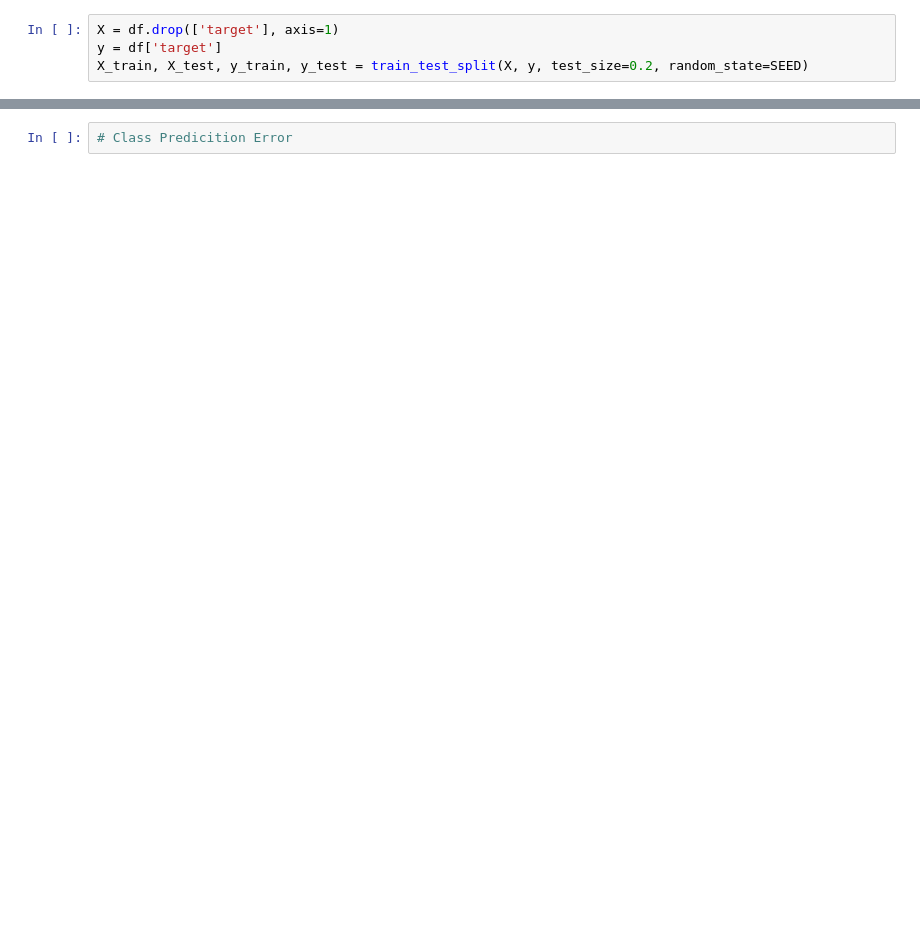
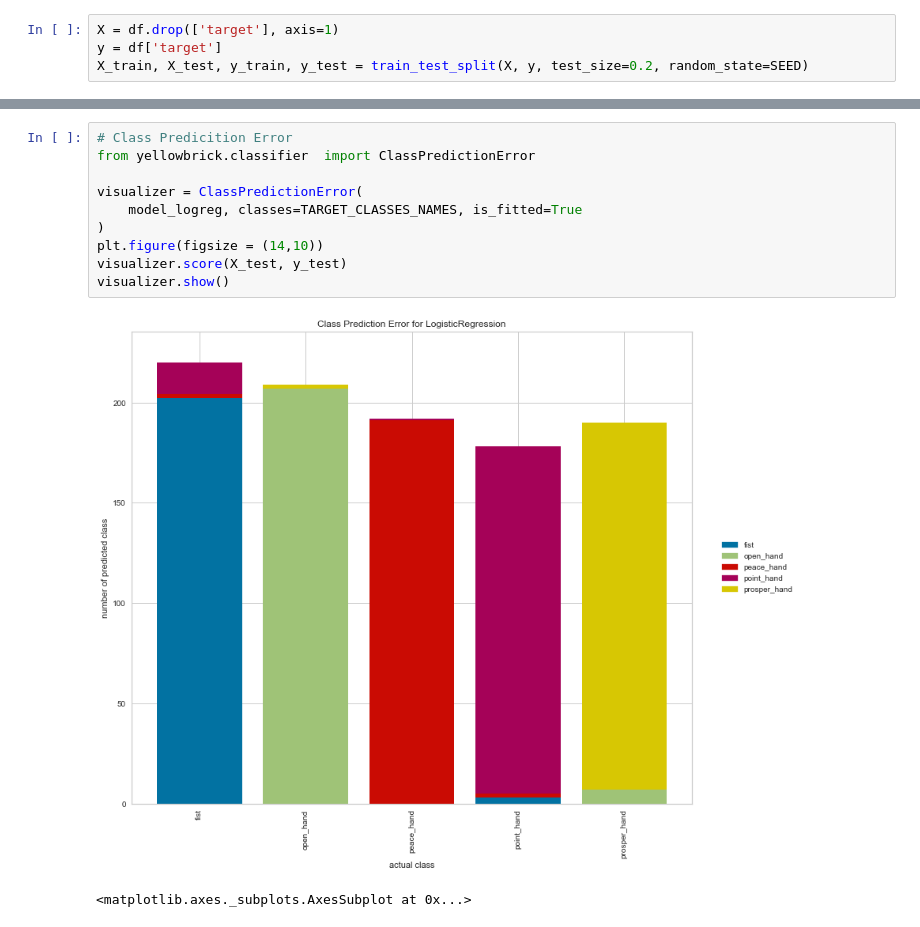
Before and after one commit to DACUS1995/Virtual-Hands, a Jupyter notebook: train/landmark_classification.ipynb, the cells around one changed output, grey strips where cells are left out. Saved outputs shown, nothing was run; the diff lists cells and outputs as text; blank space fills up the shorter version.

```diff
--- a/train/landmark_classification.ipynb
+++ b/train/landmark_classification.ipynb
@@ -115,2 +106,13 @@ sns.heatmap(cm_matrix, annot=True, fmt='d', cmap='YlGnBu')
-# %%
-# Class Predicition Error
+# %%
+# Class Predicition Error
+from yellowbrick.classifier  import ClassPredictionError
+
+visualizer = ClassPredictionError(
+    model_logreg, classes=TARGET_CLASSES_NAMES, is_fitted=True
+)
+plt.figure(figsize = (14,10))
+visualizer.score(X_test, y_test)
+visualizer.show()
+# %% [output]
+[figure, added]
+<matplotlib.axes._subplots.AxesSubplot at 0x...>
```
Also changed, not shown: parts of 10 cells of this notebook, 1 other file.
